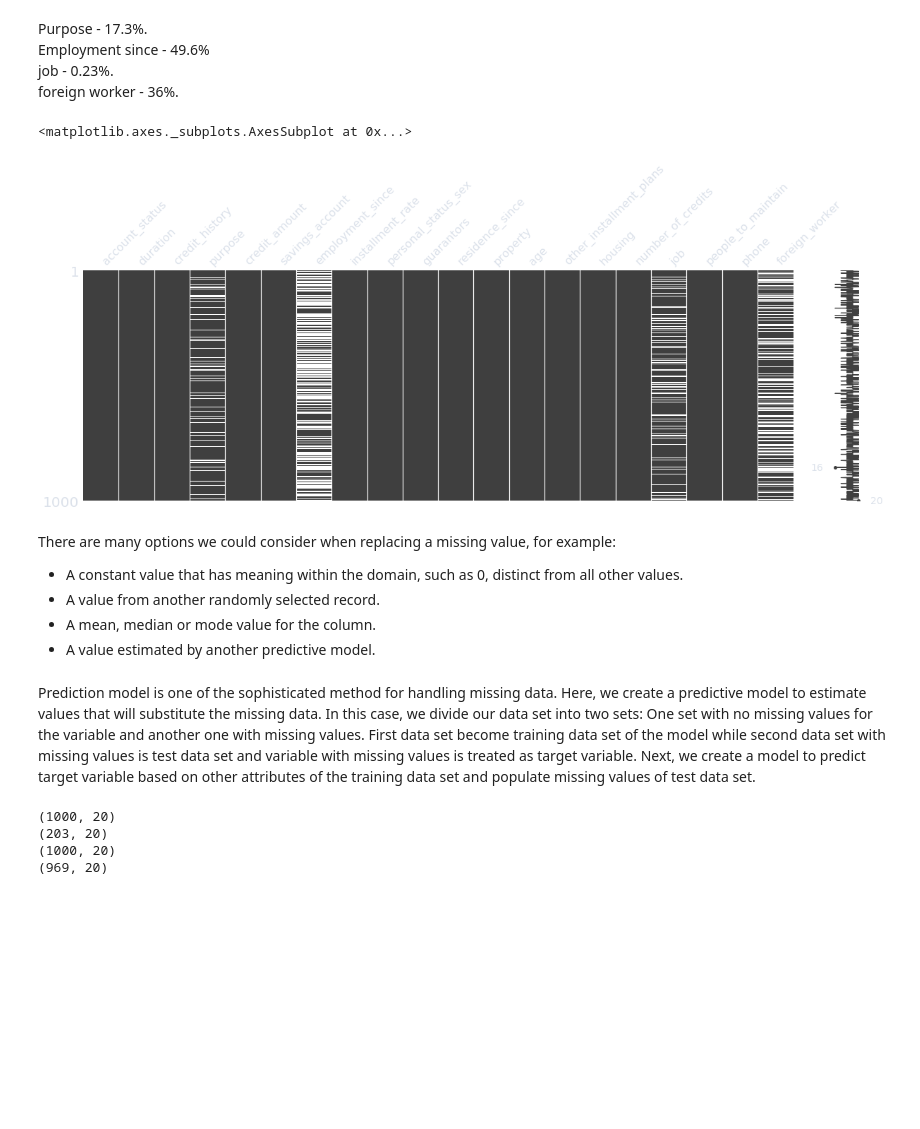
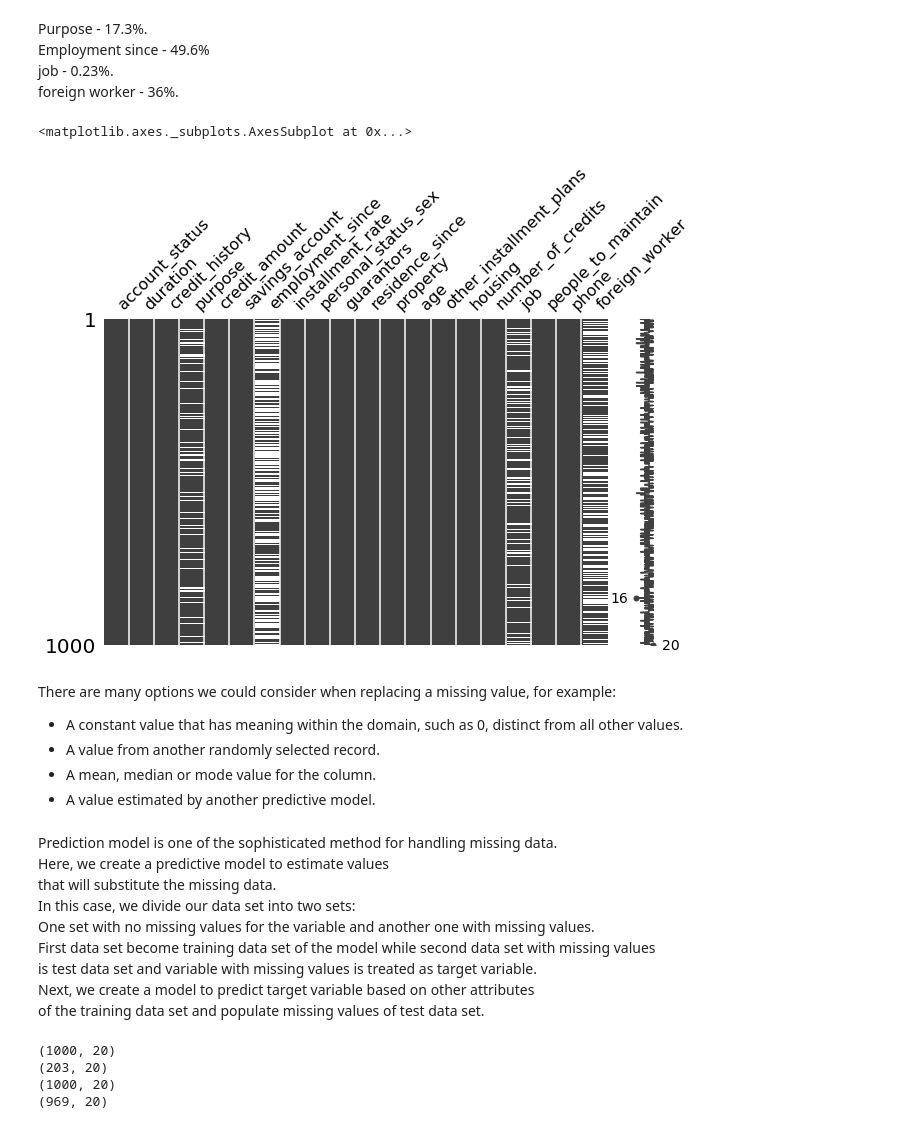
Before and after one commit to alyonavyshnevska/intelligent_data_analysis, a Jupyter notebook: Final_Project/FinalProject.ipynb, the cells around one changed output. Cells and saved outputs as stored; diff of their text form; code cells hidden in the pictures; blank space fills up the shorter version.

```diff
--- a/Final_Project/FinalProject.ipynb
+++ b/Final_Project/FinalProject.ipynb
@@ -48,8 +46,7 @@ names = ['account_status', 'duration', 'credit_history',
              'housing', 'number_of_credits', 'job', 'people_to_maintain',
              'phone', 'foreign_worker', 'creditworthy']
 
-df = pd.read_csv('data/kredit.dat', header=None, sep="\t", names=names)
-# df = pd.read_csv('data/einkommen.train.txt', header=None, sep=",")
+df = pd.read_csv('kredit.dat', header=None, sep="\t", names=names)
 df.shape
 # %% [output]
 (1000, 21)
@@ -182,10 +179,10 @@ Employment since - 49.6%
 job - 0.23%.
 foreign worker - 36%.
 # %%
-mno.matrix(df, figsize = (20, 6))
+mno.matrix(df, figsize = (10, 6))
 # %% [output]
 <matplotlib.axes._subplots.AxesSubplot at 0x...>
-[figure, old version]
+[figure, new version]
 # %%
 #pd.crosstab(label, df['credit_history'])
 # %% [markdown]
@@ -196,7 +193,15 @@ There are many options we could consider when replacing a missing value, for exa
 - A mean, median or mode value for the column.
 - A value estimated by another predictive model.
 # %% [markdown]
-Prediction model is one of the sophisticated method for handling missing data. Here, we create a predictive model to estimate values that will substitute the missing data.  In this case, we divide our data set into two sets: One set with no missing values for the variable and another one with missing values. First data set become training data set of the model while second data set with missing values is test data set and variable with missing values is treated as target variable. Next, we create a model to predict target variable based on other attributes of the training data set and populate missing values of test data set.
+Prediction model is one of the sophisticated method for handling missing data.
+Here, we create a predictive model to estimate values
+that will substitute the missing data.
+In this case, we divide our data set into two sets:
+One set with no missing values for the variable and another one with missing values.
+First data set become training data set of the model while second data set with missing values
+is test data set and variable with missing values is treated as target variable.
+Next, we create a model to predict target variable based on other attributes
+of the training data set and populate missing values of test data set.
 # %%
 print(df.shape)
 # Dropping not an option: too much data lost
```
Also changed, not shown: parts of 51 cells of this notebook.
